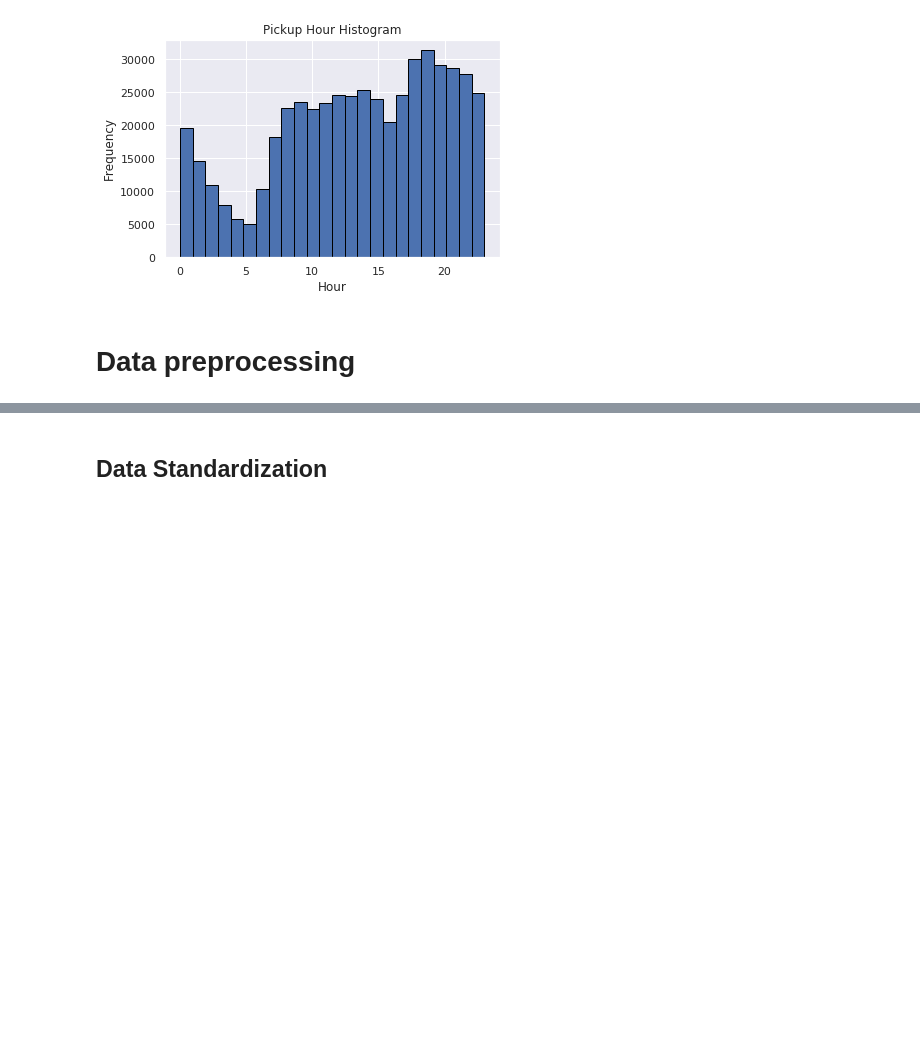
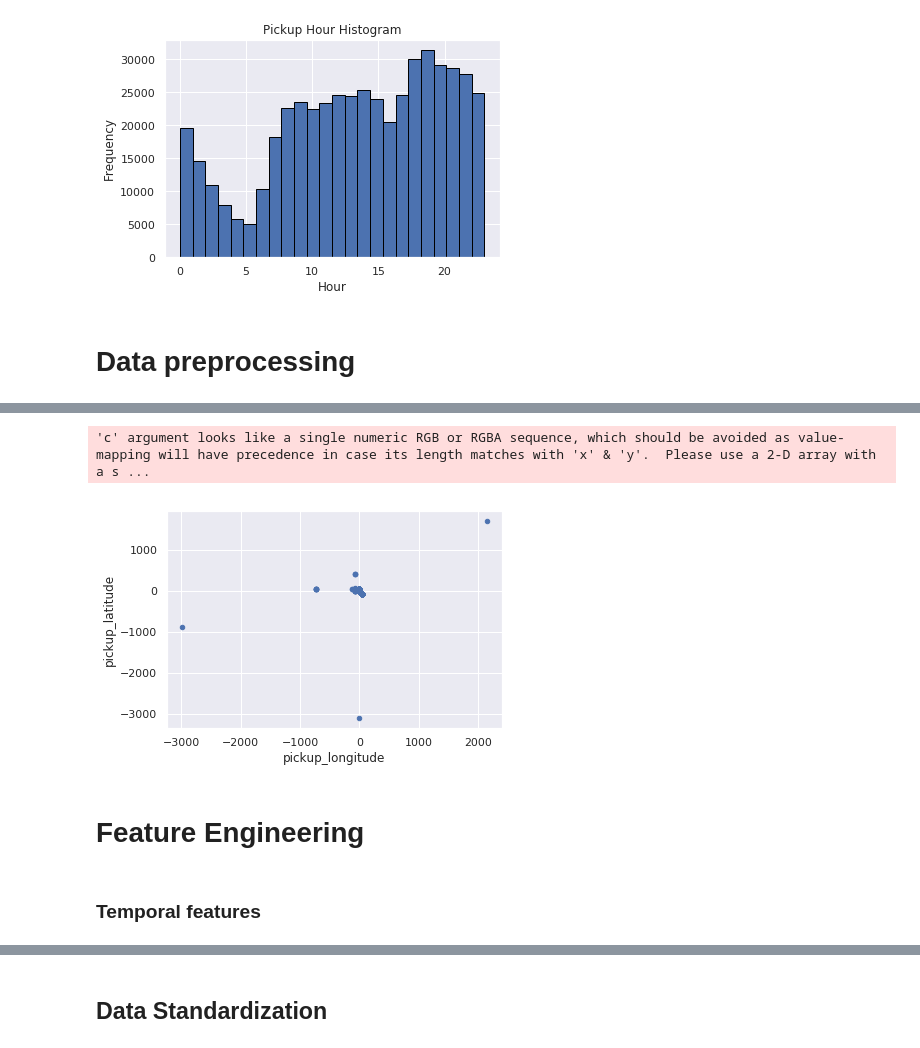
Before and after one commit to Rezwanul-Haque/neural_network_projects, a Jupyter notebook: taxi_fares_problem/taxi_fares_prediction/taxi_fares_prediction.ipynb, the cells around one changed output, grey strips where cells are left out. Cells and saved outputs as stored; diff of their text form; code cells hidden in the pictures; blank space fills up the shorter version.

```diff
--- a/taxi_fares_problem/taxi_fares_prediction/taxi_fares_prediction.ipynb
+++ b/taxi_fares_problem/taxi_fares_prediction/taxi_fares_prediction.ipynb
@@ -186,0 +247,14 @@ Outcome: 500
+# %%
+df.loc[df['passenger_count'] == 0, 'passenger_count'] = 1
+# %%
+df.plot.scatter("pickup_longitude", 'pickup_latitude')
+plt.show()
+
+## Insight
+# we can see where the outliers are? The dots at the periphery of the scatterplot
+# are outliers. They have latitude values as high as 1000 and as low as -3000.
+# Earth's geographic coordinate system does not have such extreme latitudes
+# and longitudes
+# %% [output]
+'c' argument looks like a single numeric RGB or RGBA sequence, which should be avoided as value-mapping will have precedence in case its length matches with 'x' & 'y'.  Please use a 2-D array with a s ...
+[figure, added]
@@ -186,0 +321,2 @@ Outcome: 500
+# %% [markdown]
+# Feature Engineering
@@ -186,0 +328,2 @@ Outcome: 500
+# %% [markdown]
+### Temporal features
```
Also changed, not shown: parts of 28 cells of this notebook, 1 other file.
